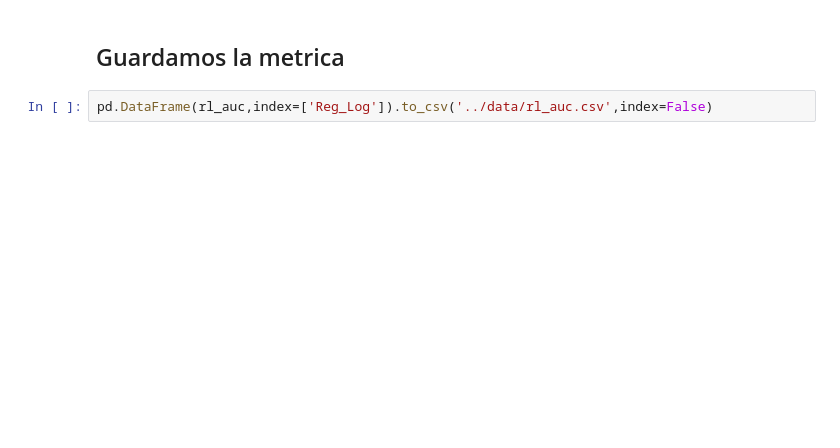
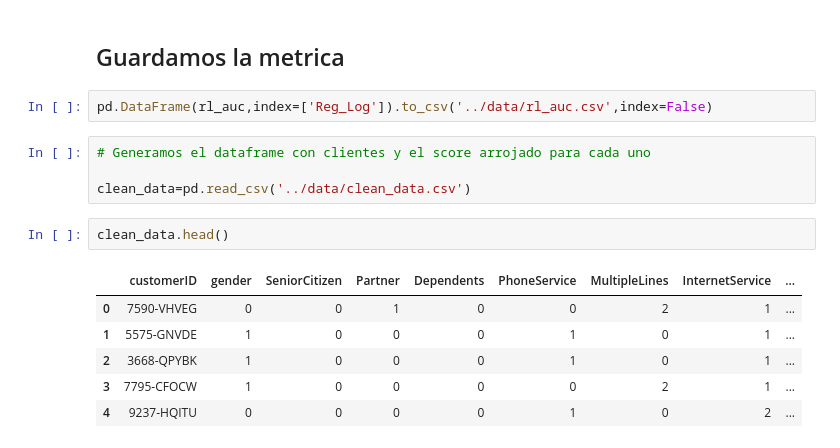
Before and after one commit to proserix/proyecto-telco-main, a Jupyter notebook: Notebooks/03_Telco_pipeline_model_training_Logistic_Reg.ipynb, the cells around one changed output. Saved outputs shown, nothing was run; the diff lists cells and outputs as text; blank space fills up the shorter version.

```diff
--- a/Notebooks/03_Telco_pipeline_model_training_Logistic_Reg.ipynb
+++ b/Notebooks/03_Telco_pipeline_model_training_Logistic_Reg.ipynb
@@ -362,3 +312,16 @@ plt.title('Feature Importance');
 ## Guardamos la metrica
 # %%
 pd.DataFrame(rl_auc,index=['Reg_Log']).to_csv('../data/rl_auc.csv',index=False)
+# %%
+# Generamos el dataframe con clientes y el score arrojado para cada uno
+
+clean_data=pd.read_csv('../data/clean_data.csv')
+# %%
+clean_data.head()
+# %% [output]
+|  | customerID | gender | SeniorCitizen | Partner | Dependents | PhoneService | MultipleLines | InternetService | ... |
+| 0 | 7590-VHVEG | 0 | 0 | 1 | 0 | 0 | 2 | 1 | ... |
+| 1 | 5575-GNVDE | 1 | 0 | 0 | 0 | 1 | 0 | 1 | ... |
+| 2 | 3668-QPYBK | 1 | 0 | 0 | 0 | 1 | 0 | 1 | ... |
+| 3 | 7795-CFOCW | 1 | 0 | 0 | 0 | 0 | 2 | 1 | ... |
+| 4 | 9237-HQITU | 0 | 0 | 0 | 0 | 1 | 0 | 2 | ... |
```
Also changed, not shown: parts of 9 cells of this notebook, 6 other files.
